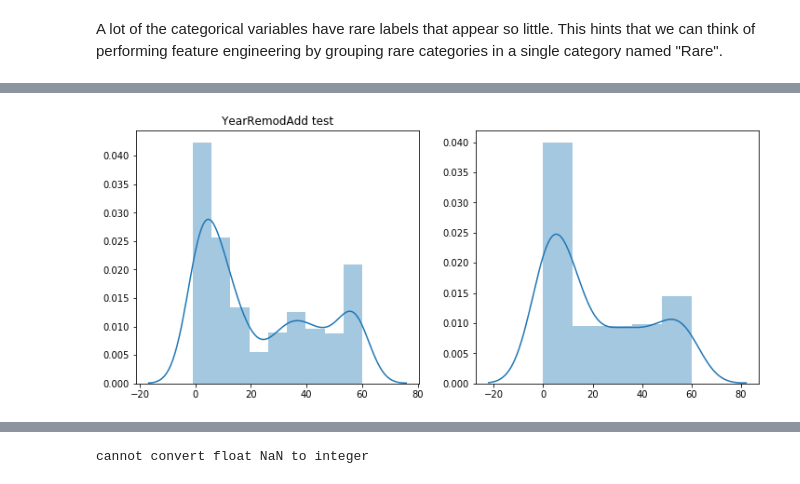
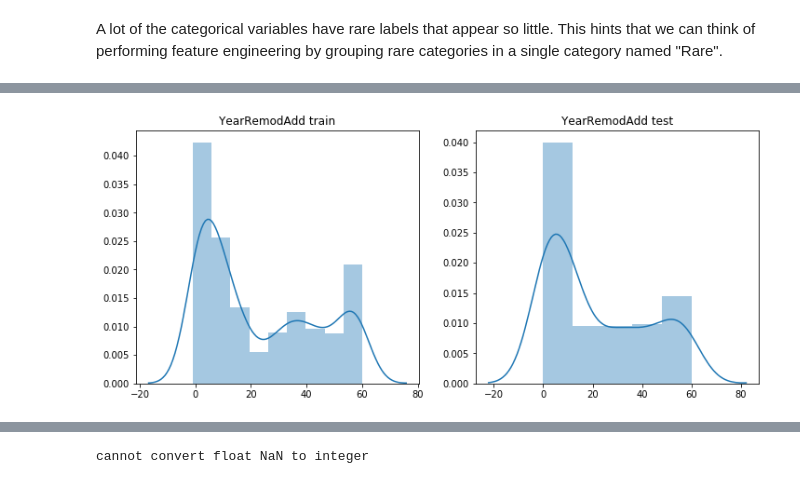
Before and after one commit to eliekawerk/structuring_ML_project, a Jupyter notebook: structuring-a-machine-learning-project.ipynb, the cells around one changed output, grey strips where cells are left out. Cells and saved outputs as stored; diff of their text form; code cells hidden in the pictures.

```diff
--- a/structuring-a-machine-learning-project.ipynb
+++ b/structuring-a-machine-learning-project.ipynb
@@ -303,7 +303,7 @@ for col in year_cols:
         sns.distplot((X_train['YrSold'] - X_train[col]).dropna(), ax=ax[0])
         ax[0].set_title(f"{col} train")
         sns.distplot((X_test['YrSold'] - X_test[col]).dropna(), ax=ax[1])
-        ax[0].set_title(f"{col} test")
+        ax[1].set_title(f"{col} test")
         plt.show()
     except Exception as e:
         print(e)
@@ -312 +312 @@ for col in year_cols:
-[figure, old version]
+[figure, new version]
```
Also changed, not shown: parts of 29 cells of this notebook.
